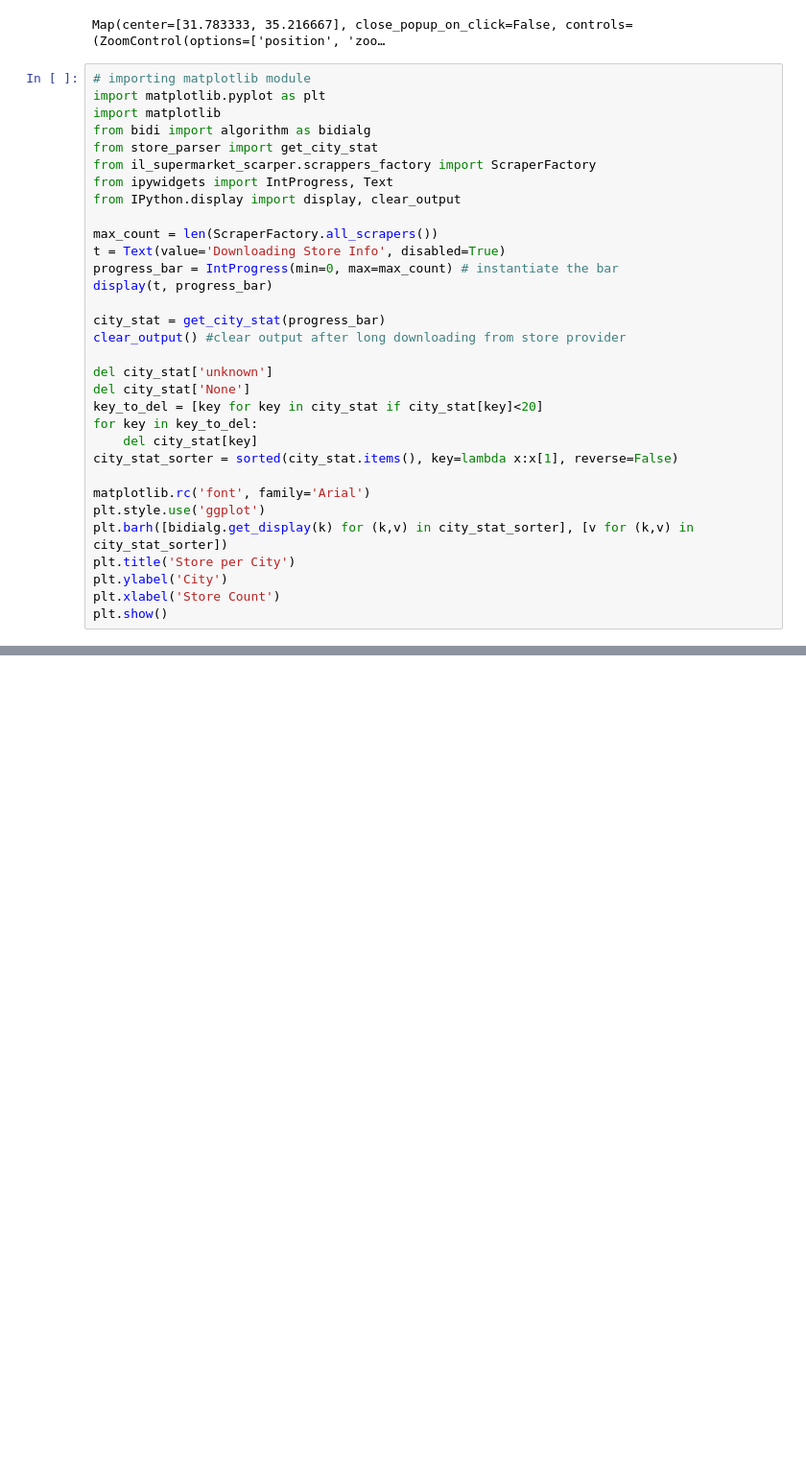
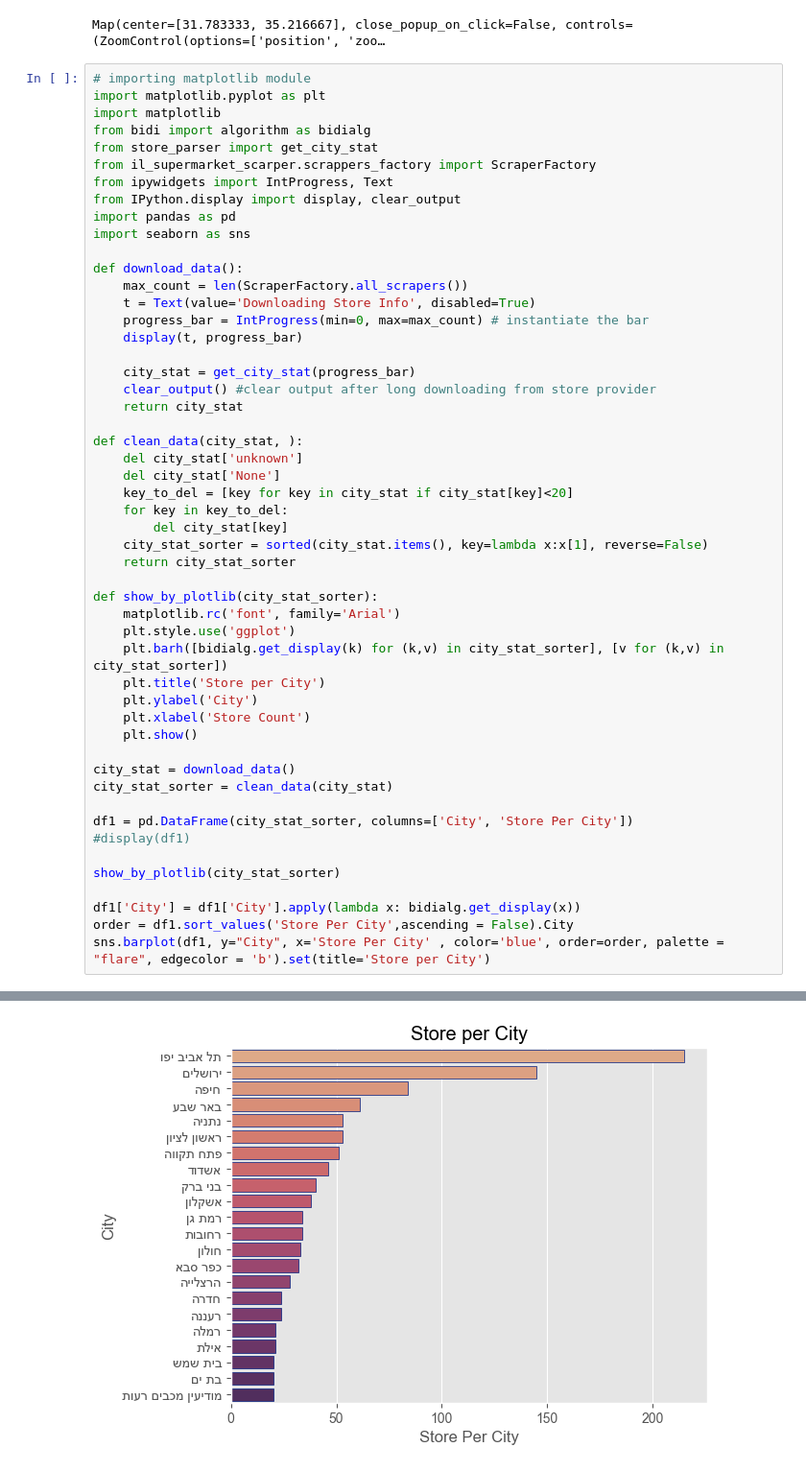
Before and after one commit to AKorets/israeli-supermarket-data, a Jupyter notebook: city_visual.ipynb, the cells around one changed output, grey strips where cells are left out. Shown at 96% size. Cells and saved outputs as stored; diff of their text form; blank space fills up the shorter version.

Commit message:
add seaborn visualization

```diff
--- a/city_visual.ipynb
+++ b/city_visual.ipynb
@@ -53,28 +53,47 @@ from store_parser import get_city_stat
 from il_supermarket_scarper.scrappers_factory import ScraperFactory
 from ipywidgets import IntProgress, Text
 from IPython.display import display, clear_output
+import pandas as pd
+import seaborn as sns
 
-max_count = len(ScraperFactory.all_scrapers())
-t = Text(value='Downloading Store Info', disabled=True)
-progress_bar = IntProgress(min=0, max=max_count) # instantiate the bar
-display(t, progress_bar)
+def download_data():
+    max_count = len(ScraperFactory.all_scrapers())
+    t = Text(value='Downloading Store Info', disabled=True)
+    progress_bar = IntProgress(min=0, max=max_count) # instantiate the bar
+    display(t, progress_bar)
 
-city_stat = get_city_stat(progress_bar)
-clear_output() #clear output after long downloading from store provider
+    city_stat = get_city_stat(progress_bar)
+    clear_output() #clear output after long downloading from store provider
+    return city_stat
 
-del city_stat['unknown']
-del city_stat['None']
-key_to_del = [key for key in city_stat if city_stat[key]<20]
-for key in key_to_del:
-    del city_stat[key]
-city_stat_sorter = sorted(city_stat.items(), key=lambda x:x[1], reverse=False)
+def clean_data(city_stat, ):
+    del city_stat['unknown']
+    del city_stat['None']
+    key_to_del = [key for key in city_stat if city_stat[key]<20]
+    for key in key_to_del:
+        del city_stat[key]
+    city_stat_sorter = sorted(city_stat.items(), key=lambda x:x[1], reverse=False)
+    return city_stat_sorter
 
-matplotlib.rc('font', family='Arial')
-plt.style.use('ggplot')
-plt.barh([bidialg.get_display(k) for (k,v) in city_stat_sorter], [v for (k,v) in city_stat_sorter])
-plt.title('Store per City')
-plt.ylabel('City')
-plt.xlabel('Store Count')
-plt.show()
+def show_by_plotlib(city_stat_sorter):
+    matplotlib.rc('font', family='Arial')
+    plt.style.use('ggplot')
+    plt.barh([bidialg.get_display(k) for (k,v) in city_stat_sorter], [v for (k,v) in city_stat_sorter])
+    plt.title('Store per City')
+    plt.ylabel('City')
+    plt.xlabel('Store Count')
+    plt.show()
+
+city_stat = download_data()
+city_stat_sorter = clean_data(city_stat)
+
+df1 = pd.DataFrame(city_stat_sorter, columns=['City', 'Store Per City'])
+#display(df1)
+
+show_by_plotlib(city_stat_sorter)
+
+df1['City'] = df1['City'].apply(lambda x: bidialg.get_display(x))
+order = df1.sort_values('Store Per City',ascending = False).City
+sns.barplot(df1, y="City", x='Store Per City' , color='blue', order=order, palette = "flare", edgecolor = 'b').set(title='Store per City')
 # %% [output]
 [figure]
@@ -80,0 +101 @@ plt.show()
+[figure, added]
```
Also changed, not shown: parts of 1 cell of this notebook, 2 other files.
